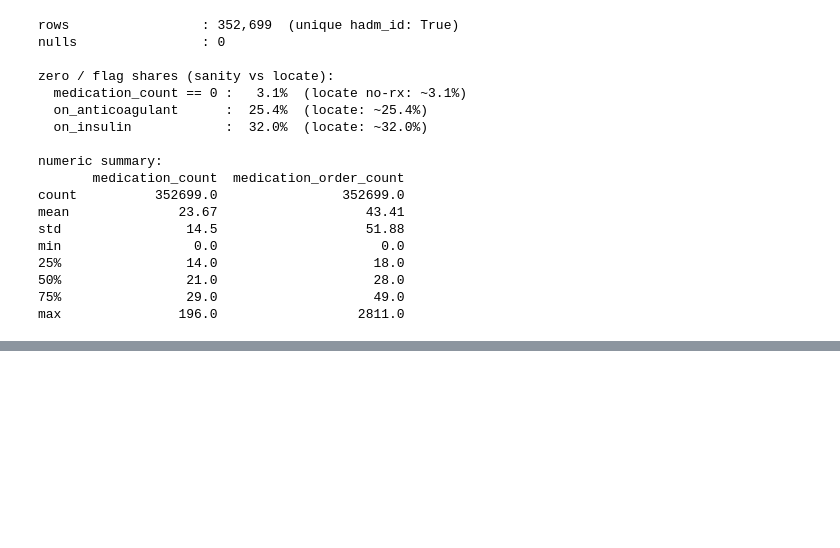
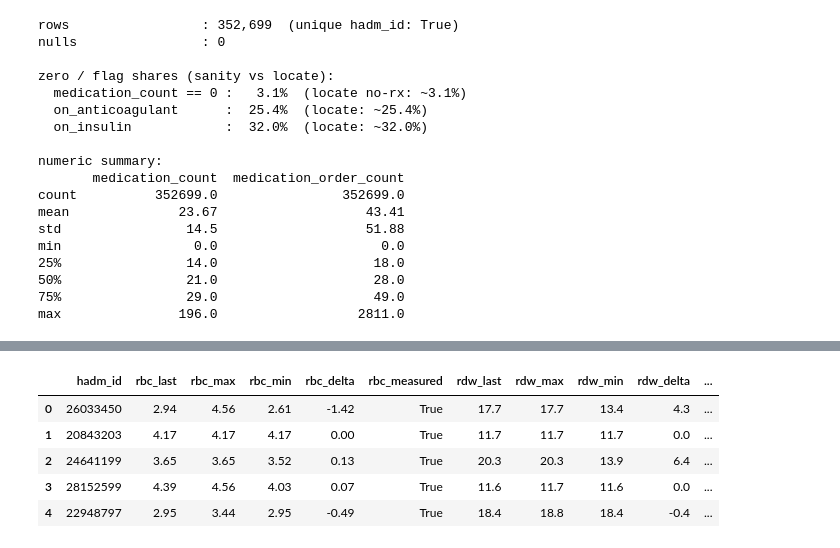
Before and after one commit to DanHerman212/enterprise_clinical_copilot, a Jupyter notebook: projects/mlops/notebooks/data_representation.ipynb, the cells around one changed output, grey strips where cells are left out. Drawn from its saved outputs; the diff is of its cells as text; code cells hidden in the pictures; blank space fills up the shorter version.

```diff
--- a/projects/mlops/notebooks/data_representation.ipynb
+++ b/projects/mlops/notebooks/data_representation.ipynb
@@ -1380,0 +1578,83 @@ max               196.0                  2811.0
+# %%
+# Step 2 — Aggregate. Physiology & labs, one row per hadm_id. labevents filtered
+# to the locked blood itemids + in-stay gate (admittime <= charttime <= dischtime)
+# + valuenum > 0. Per analyte: last/first(for delta)/max/min/n via
+# conditional aggregation; measured = n>0. Missing stays NULL (a lab not drawn is
+# not a 0) — imputation deferred to features_clean (train-only). In Dataform the
+# spine reads FROM ${ref("cohort_split")} and the results FROM ${ref("labevents")}.
+LAB_ITEMIDS = {
+    "rbc":       51279,  # Red Blood Cells, Blood (m/uL)    ~89.6% coverage
+    "rdw":       51277,  # RDW, Blood (%)                   ~89.6%
+    "glucose":   50931,  # Glucose, Blood (mg/dL)           ~85.8%
+    "monocytes": 52074,  # Absolute Monocyte Count (K/uL)   ~16.4% (differential CBC)
+}
+
+_itemid_list  = ", ".join(str(i) for i in LAB_ITEMIDS.values())
+_case_analyte = "\n".join(f"      WHEN {iid} THEN '{a}'" for a, iid in LAB_ITEMIDS.items())
+
+# Inner per-analyte aggregates (last/first/max/min/n), conditional on analyte.
+_agg_block = ",\n".join(
+    f"""    ARRAY_AGG(IF(analyte='{a}', valuenum, NULL) IGNORE NULLS ORDER BY charttime DESC LIMIT 1)[SAFE_OFFSET(0)] AS {a}_last,
+    ARRAY_AGG(IF(analyte='{a}', valuenum, NULL) IGNORE NULLS ORDER BY charttime ASC  LIMIT 1)[SAFE_OFFSET(0)] AS {a}_first,
+    MAX(IF(analyte='{a}', valuenum, NULL)) AS {a}_max,
+    MIN(IF(analyte='{a}', valuenum, NULL)) AS {a}_min,
+    COUNTIF(analyte='{a}')                 AS {a}_n"""
+    for a in LAB_ITEMIDS
+)
+
+# Outer feature columns: last/max/min, delta = last - first, measured = n>0.
+_out_block = ",\n".join(
+    f"""  agg.{a}_last                  AS {a}_last,
+  agg.{a}_max                   AS {a}_max,
+  agg.{a}_min                   AS {a}_min,
+  agg.{a}_last - agg.{a}_first  AS {a}_delta,
+  COALESCE(agg.{a}_n, 0) > 0    AS {a}_measured"""
+    for a in LAB_ITEMIDS
+)
+
+feat_labs_sql = BASE_CTE + f""",
+spine AS (
+  SELECT hadm_id, admittime, dischtime
+  FROM flagged
+  WHERE anchor_age >= 18
+    AND hospital_expire_flag = 0 AND deathtime IS NULL
+    AND los_hours >= 24
+    AND admission_type NOT IN ({_planned_list})
+    AND NOT is_continuation
+),
+le AS (
+  -- In-stay numeric results for the locked itemids only, tagged by analyte.
+  SELECT
+    s.hadm_id,
+    CASE le.itemid
+{_case_analyte}
+    END AS analyte,
+    le.charttime,
+    le.valuenum
+  FROM spine AS s
+  JOIN `{MIMIC_HOSP}.labevents` AS le
+    ON le.hadm_id = s.hadm_id
+   AND le.charttime >= s.admittime
+   AND le.charttime <= s.dischtime
+   AND le.itemid IN ({_itemid_list})
+   AND le.valuenum > 0          -- all four analytes are strictly positive;
+                                -- a 0/negative is a junk reading -> not measured
+),
+agg AS (
+  SELECT
+    hadm_id,
+{_agg_block}
+  FROM le
+  GROUP BY hadm_id
+)
+SELECT
+  s.hadm_id,
+{_out_block}
+FROM spine AS s
+LEFT JOIN agg USING (hadm_id)
+"""
+
+feat_labs = run_sql(feat_labs_sql)
+print(f"feat_labs rows: {len(feat_labs):,}  cols: {feat_labs.shape[1]}")
+feat_labs.head()
+# %% [output]
@@ -1380,0 +1662,6 @@ max               196.0                  2811.0
+|  | hadm_id | rbc_last | rbc_max | rbc_min | rbc_delta | rbc_measured | rdw_last | rdw_max | rdw_min | rdw_delta | ... |
+| 0 | 26033450 | 2.94 | 4.56 | 2.61 | -1.42 | True | 17.7 | 17.7 | 13.4 | 4.3 | ... |
+| 1 | 20843203 | 4.17 | 4.17 | 4.17 | 0.00 | True | 11.7 | 11.7 | 11.7 | 0.0 | ... |
+| 2 | 24641199 | 3.65 | 3.65 | 3.52 | 0.13 | True | 20.3 | 20.3 | 13.9 | 6.4 | ... |
+| 3 | 28152599 | 4.39 | 4.56 | 4.03 | 0.07 | True | 11.6 | 11.7 | 11.6 | 0.0 | ... |
+| 4 | 22948797 | 2.95 | 3.44 | 2.95 | -0.49 | True | 18.4 | 18.8 | 18.4 | -0.4 | ... |
```
Also changed, not shown: parts of 6 cells of this notebook, 2 other files.
